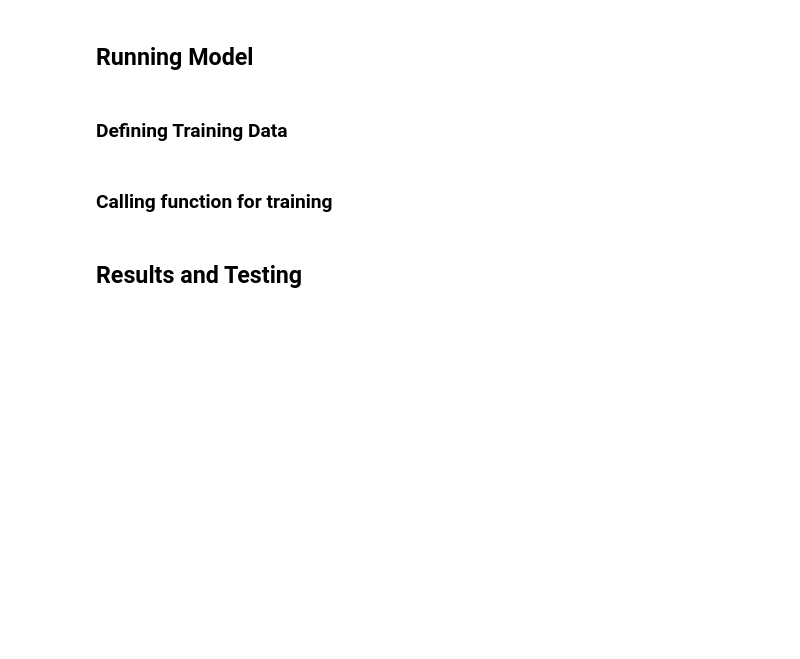
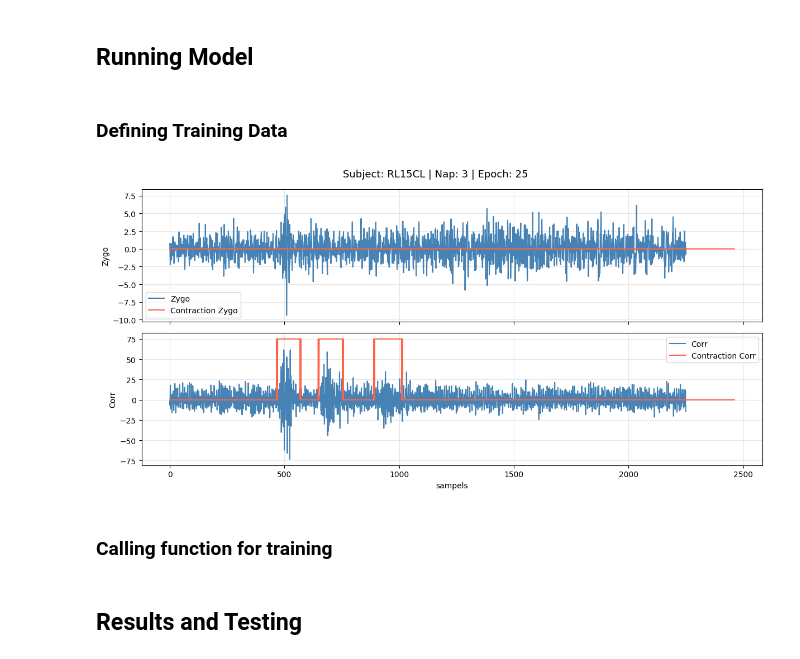
Before and after one commit to zeynoozkaya/SoundSleep, a Jupyter notebook: implement_segmentation.ipynb, the cells around one changed output. Drawn from its saved outputs; the diff is of its cells as text; code cells hidden in the pictures; blank space fills up the shorter version.

```diff
--- a/implement_segmentation.ipynb
+++ b/implement_segmentation.ipynb
@@ -36,6 +36,6 @@ print("Nap IDs align? ", labels["Subject"].values == features_all["Nap Subject"]
 features_all = features_all.reset_index(drop=True)
 labels = labels.reset_index(drop=True)
 
-df_comb = pd.concat([features_all, labels], axis=1)
+features_all = pd.concat([features_all, labels], axis=1)
 # %% [markdown]
 ## Functions
@@ -41,0 +44,14 @@ df_comb = pd.concat([features_all, labels], axis=1)
+# %%
+# function for resampling time series data to sampling frequency of epochs
+def resample_timeseries(X, orig_fs, target_fs):
+
+    g = gcd(orig_fs, target_fs)
+    up   = target_fs // g   # upsample factor
+    down = orig_fs   // g   # downsample factor
+
+    resampled = resample_poly(X, up, down, axis=-1)
+
+    # fix weirdness caused by resampling
+    resampled = (resampled >= 0.5).astype(int)[0:len(resampled)]
+
+    return resampled
@@ -184,6 +252,15 @@ def run_kfold_training(model_func,X_train_full, X, y,  input_shape, num_classes,
 ## Running Model
 # %% [markdown]
 ### Defining Training Data
+# %%
+# resample labels to match the features
+features_all["Contraction Corr"] = features_all["Contraction Corr"].apply(
+    lambda x: resample_timeseries(x, orig_fs=2080, target_fs=250)
+)
+
+features_all["Contraction Zygo"] = features_all["Contraction Zygo"].apply(
+    lambda x: resample_timeseries(x, orig_fs=2080, target_fs=250)
+)
 # %%
 # when splitting epochs later
 muscle_groups = features_all["True_Muscle_Activated"].repeat(2).reset_index(drop=True)
@@ -223,3 +304,8 @@ feature_num = np.shape(X_zygo)[2]
 epoch_len = np.shape(X_zygo)[1]
+# %%
+# plotting sanity check
+plot_random_epoch(features_all,random=True) # set random to false to input subject, nap and epoch you want to check
+# %% [output]
+[figure, added]
 # %% [markdown]
 ### Calling function for training
```
Also changed, not shown: parts of 18 cells of this notebook.
